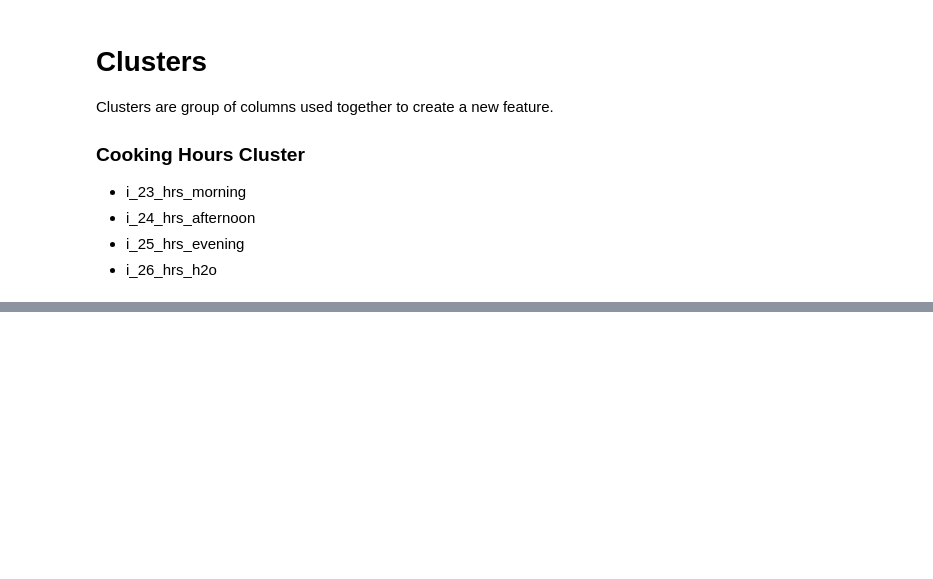
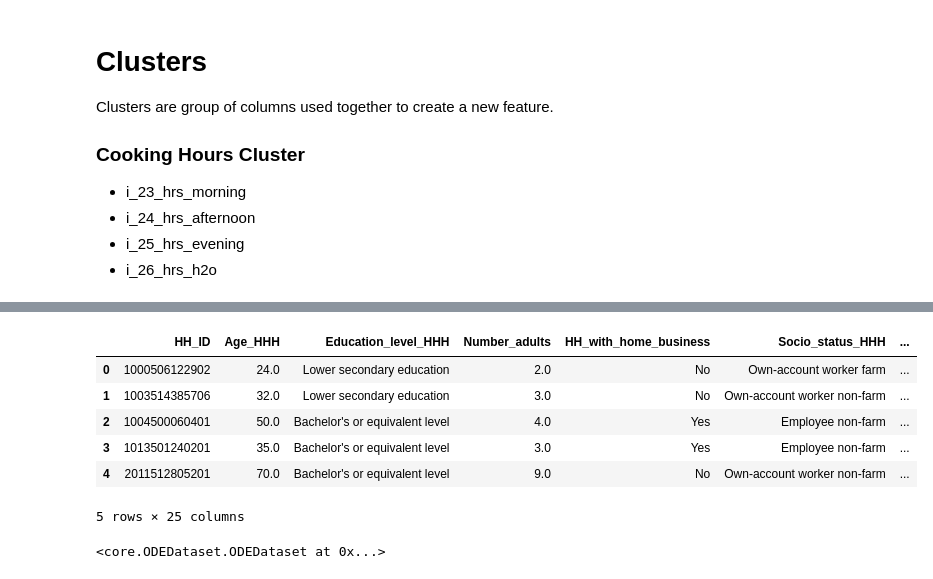
Before and after one commit to SESAM-Polimi/offgrid-demand-estimation, a Jupyter notebook: datasets/nigeria.ipynb, the cells around one changed output, grey strips where cells are left out. Cells and saved outputs as stored; diff of their text form; code cells hidden in the pictures; blank space fills up the shorter version.

```diff
--- a/datasets/nigeria.ipynb
+++ b/datasets/nigeria.ipynb
@@ -596,0 +419,13 @@ Kenya.get_columns()
+# %%
+mtf_ng_hh_sec_i_stove = ODEDataset("Nigeria/mtf_ng_hh_sec_i_stove")
+mtf_ng_hh_sec_i_stove.from_csv("../playground/data/ESMAP/nigeria/mtf_ng_hh_sec_i_stove.csv",
+                               encoding='latin1').group_by("HH_ID")
+
+# fuel_usage(data,source,questionnaire,'mtf_ng_hh_sec_i_stove',hh,question,clusters)
+mtf_ng_hh_sec_i_stove = mtf_ng_hh_sec_i_stove.new_feature("Fuel_usage",
+                                                          energy_modifiers.extract_fuel_usage(cooking_hrs_cluster))
+
+mtf_ng_hh_sec_i_stove = mtf_ng_hh_sec_i_stove.new_feature("Clean_fuel",
+                                                          energy_modifiers.is_clean_fuel(constants.CLEAN_FUELS, 'I19a'))
+mtf_ng_hh_sec_i_stove = mtf_ng_hh_sec_i_stove.select(["HH_ID", "Clean_fuel"])
+mtf_ng_hh_sec_i_stove.preview()
@@ -596,0 +484,6 @@ Kenya.get_columns()
+# %%
+NG_MTF_HH_SEC_0 = NG_MTF_HH_SEC_0.select([
+    "HH_ID", "Climate_zone_lev_1", "Climate_zone_lev_2"
+])
+
+NG_MTF_HH_SEC_0.preview()
@@ -596,0 +663,22 @@ Kenya.get_columns()
+# %%
+Nigeria = mtf_ng_hh_sec_a1.merge(mtf_ng_hh_sec_b, "HH_ID")
+Nigeria = Nigeria.merge(mtf_ng_hh_sec_l_30_days_expen, "HH_ID")
+Nigeria = Nigeria.merge(mtf_ng_hh_sec_c, "HH_ID")
+Nigeria = Nigeria.merge(mtf_ng_hh_sec_i_stove, "HH_ID")
+Nigeria = Nigeria.merge(NG_MTF_HH_SEC_0, "HH_ID")
+Nigeria = Nigeria.merge(mtf_hh_sec_hh_asset_long, "HH_ID")
+Nigeria = Nigeria.merge(mtf_ng_hh_sec_n_elec_asset, "HH_ID")
+
+Nigeria.preview()
+# %% [output]
+|  | HH_ID | Age_HHH | Education_level_HHH | Number_adults | HH_with_home_business | Socio_status_HHH | ... |
+| 0 | 1000506122902 | 24.0 | Lower secondary education | 2.0 | No | Own-account worker farm | ... |
+| 1 | 1003514385706 | 32.0 | Lower secondary education | 3.0 | No | Own-account worker non-farm | ... |
+| 2 | 1004500060401 | 50.0 | Bachelor's or equivalent level | 4.0 | Yes | Employee non-farm | ... |
+| 3 | 1013501240201 | 35.0 | Bachelor's or equivalent level | 3.0 | Yes | Employee non-farm | ... |
+| 4 | 2011512805201 | 70.0 | Bachelor's or equivalent level | 9.0 | No | Own-account worker non-farm | ... |
+5 rows × 25 columns
+# %%
+Nigeria.to_csv("../playground/data/ESMAP/nigeria/Nigeria.csv")
+# %% [output]
+<core.ODEDataset.ODEDataset at 0x...>
```
Also changed, not shown: parts of 54 cells of this notebook, 10 other files.
